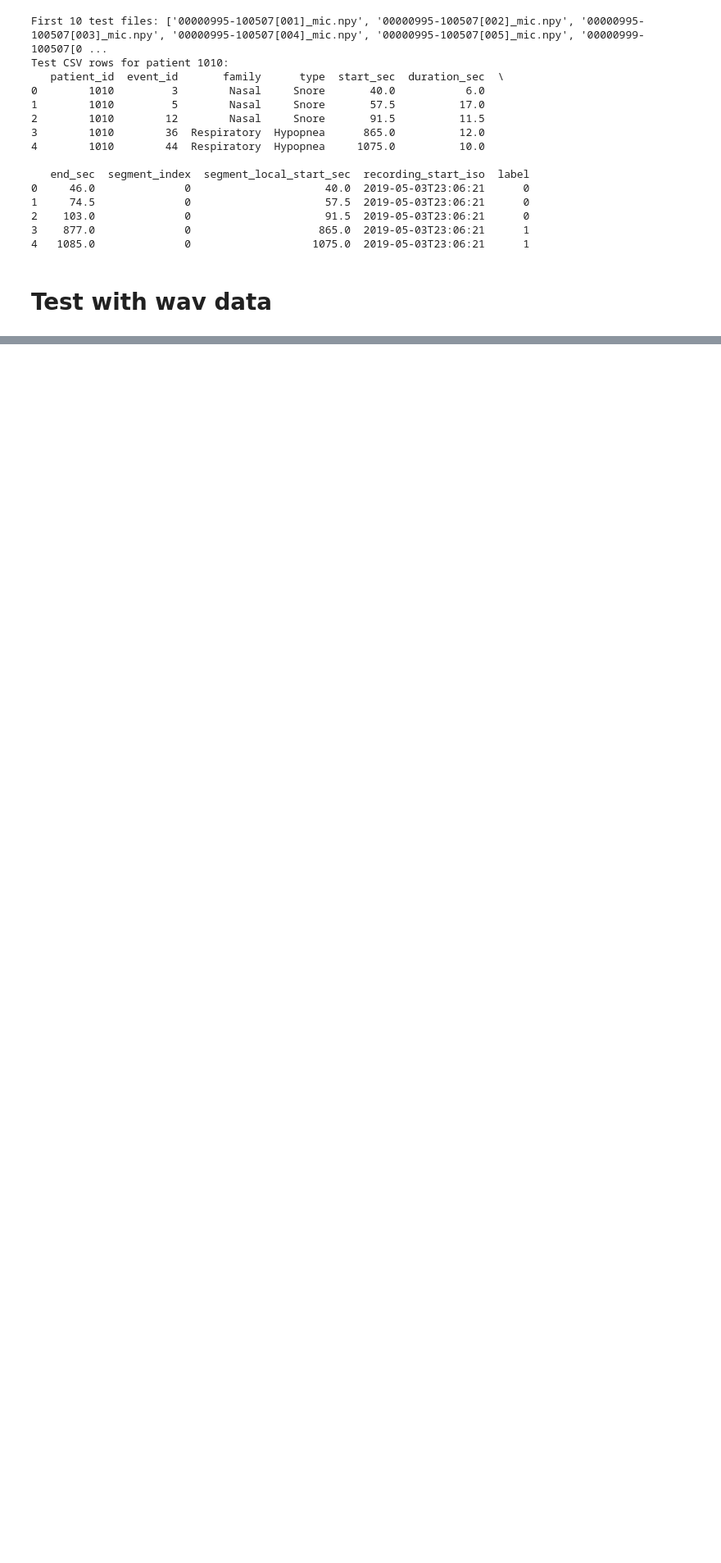
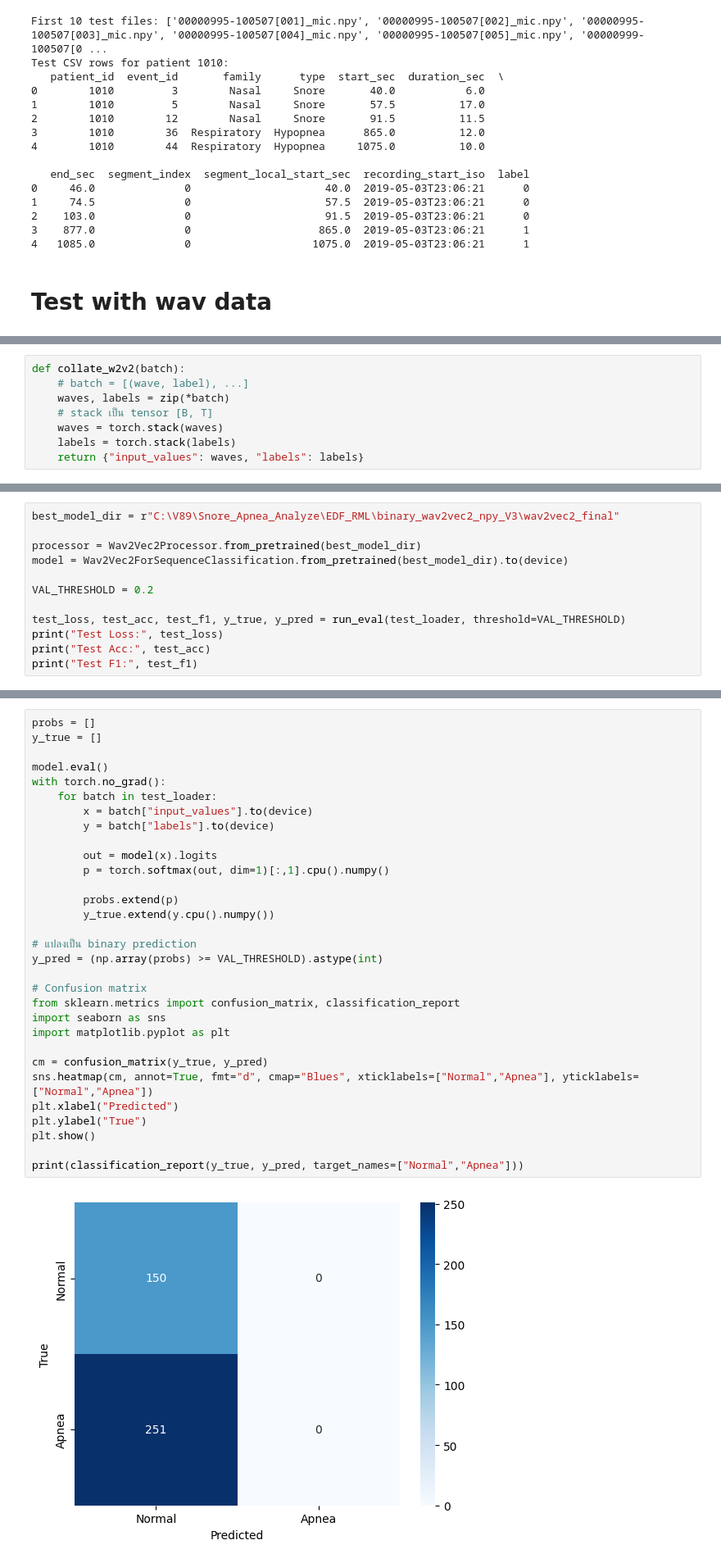
Before and after one commit to v89intern-superai/snore-apnea-analyze, a Jupyter notebook: EDF_RML/model_Wav2Vec2_v3.ipynb, the cells around one changed output, grey strips where cells are left out. Shown at 82% size. Drawn from its saved outputs; the diff is of its cells as text; blank space fills up the shorter version.

```diff
--- a/EDF_RML/model_Wav2Vec2_v3.ipynb
+++ b/EDF_RML/model_Wav2Vec2_v3.ipynb
@@ -473,0 +666,8 @@ plt.show()
+# %%
+def collate_w2v2(batch):
+    # batch = [(wave, label), ...]
+    waves, labels = zip(*batch)
+    # stack เป็น tensor [B, T]
+    waves = torch.stack(waves)
+    labels = torch.stack(labels)
+    return {"input_values": waves, "labels": labels}
@@ -473,0 +716,12 @@ plt.show()
+# %%
+best_model_dir = r"C:\V89\Snore_Apnea_Analyze\EDF_RML\binary_wav2vec2_npy_V3\wav2vec2_final"
+
+processor = Wav2Vec2Processor.from_pretrained(best_model_dir)
+model = Wav2Vec2ForSequenceClassification.from_pretrained(best_model_dir).to(device)
+
+VAL_THRESHOLD = 0.2
+
+test_loss, test_acc, test_f1, y_true, y_pred = run_eval(test_loader, threshold=VAL_THRESHOLD)
+print("Test Loss:", test_loss)
+print("Test Acc:", test_acc)
+print("Test F1:", test_f1)
@@ -473,0 +732,33 @@ plt.show()
+# %%
+probs = []
+y_true = []
+
+model.eval()
+with torch.no_grad():
+    for batch in test_loader:
+        x = batch["input_values"].to(device)
+        y = batch["labels"].to(device)
+
+        out = model(x).logits
+        p = torch.softmax(out, dim=1)[:,1].cpu().numpy()
+
+        probs.extend(p)
+        y_true.extend(y.cpu().numpy())
+
+# แปลงเป็น binary prediction
+y_pred = (np.array(probs) >= VAL_THRESHOLD).astype(int)
+
+# Confusion matrix
+from sklearn.metrics import confusion_matrix, classification_report
+import seaborn as sns
+import matplotlib.pyplot as plt
+
+cm = confusion_matrix(y_true, y_pred)
+sns.heatmap(cm, annot=True, fmt="d", cmap="Blues", xticklabels=["Normal","Apnea"], yticklabels=["Normal","Apnea"])
+plt.xlabel("Predicted")
+plt.ylabel("True")
+plt.show()
+
+print(classification_report(y_true, y_pred, target_names=["Normal","Apnea"]))
+# %% [output]
+[figure, added]
```
Also changed, not shown: parts of 15 cells of this notebook, 2 other files.
